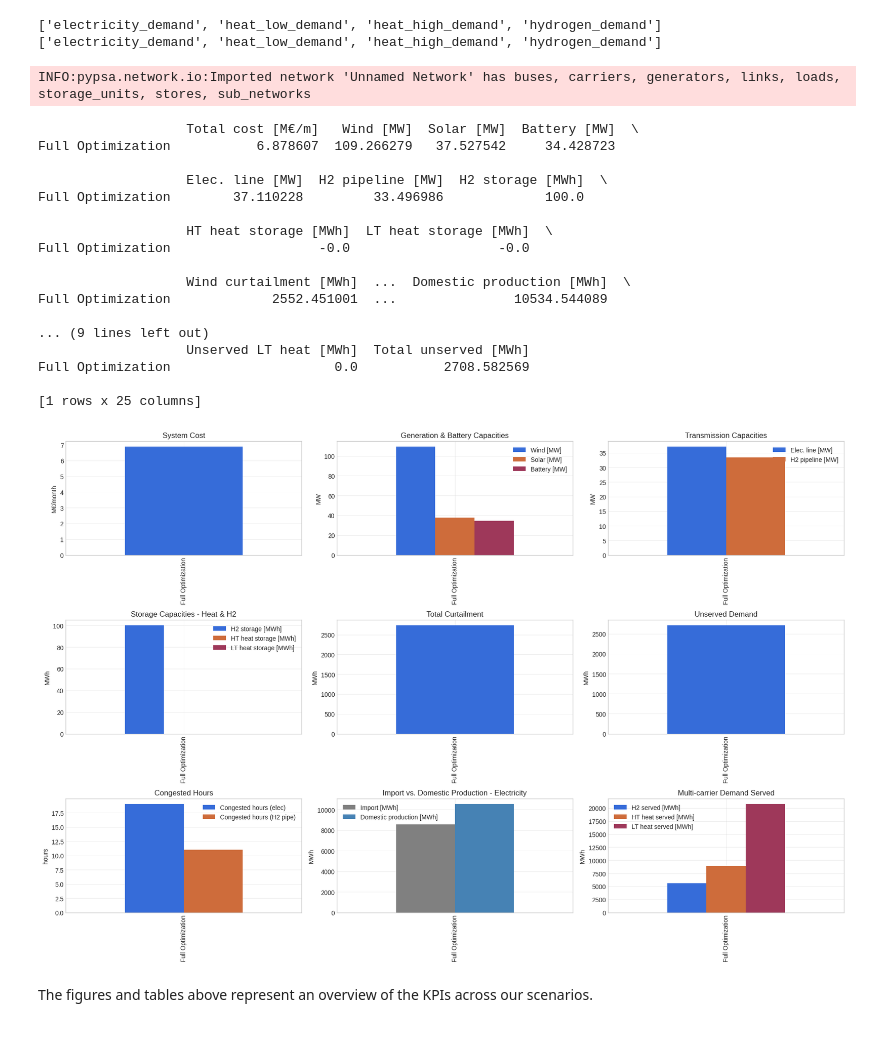
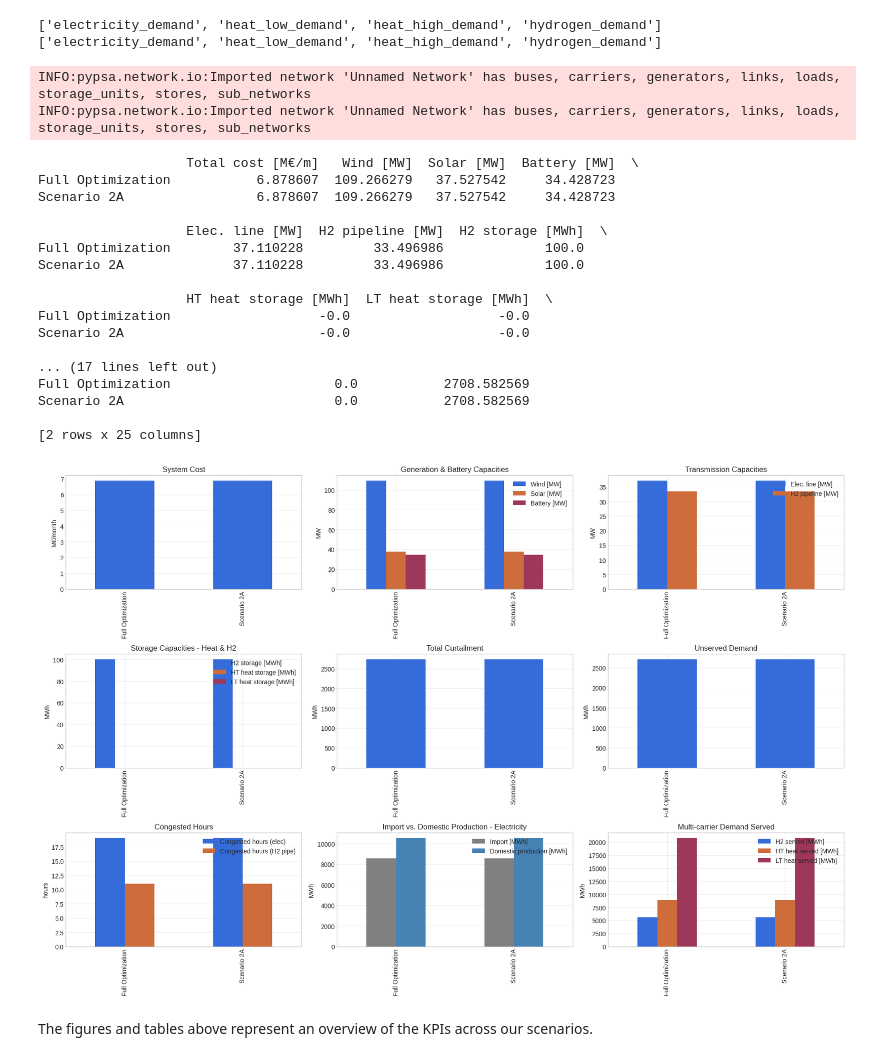
Before and after one commit to karivero/esi_final_repo, a Jupyter notebook: final_esi/ESI_Assignment/part2_combined_submission.ipynb, the cells around one changed output. Cells and saved outputs as stored; diff of their text form; code cells hidden in the pictures.

```diff
--- a/final_esi/ESI_Assignment/part2_combined_submission.ipynb
+++ b/final_esi/ESI_Assignment/part2_combined_submission.ipynb
@@ -1242,7 +1262,7 @@ print(n.loads_t.p.columns.tolist())
 # PyPSA scenario runs were saved as netCDF
 networks = {
     "Full Optimization": pypsa.Network("results/scenario_2F.nc"),
-    # "Scenario 2A": pypsa.Network("results/scenario_2A.nc"),
+    "Scenario 2A": pypsa.Network("results/scenario_2A.nc"),
     # "Scenario 2B": pypsa.Network("results/scenario_2B.nc"),
     # "Scenario 2C": pypsa.Network("results/scenario_2C.nc"),
     # "Scenario 2D": pypsa.Network("results/scenario_2D.nc"),
@@ -1355,41 +1375,42 @@ kpis.loc[["H2 storage [MWh]", "HT heat storage [MWh]", "LT heat storage [MWh]"]]
 axes[3].set_title("Storage Capacities - Heat & H2"); axes[3].set_ylabel("MWh")
 
 kpis.loc[["Total curtailment [MWh]"]].T.plot(kind="bar", ax=axes[4], legend=False)
 axes[4].set_title("Total Curtailment"); axes[4].set_ylabel("MWh")
 
 kpis.loc[["Total unserved [MWh]"]].T.plot(kind="bar", ax=axes[5], legend=False)
 axes[5].set_title("Unserved Demand"); axes[5].set_ylabel("MWh")
 
 kpis.loc[["Congested hours (elec)", "Congested hours (H2 pipe)"]].T.plot(kind="bar", ax=axes[6])
 axes[6].set_title("Congested Hours"); axes[6].set_ylabel("hours")
 
 kpis.loc[["Import [MWh]", "Domestic production [MWh]"]].T.plot(kind="bar", ax=axes[7], color=["grey", "steelblue"])
 axes[7].set_title("Import vs. Domestic Production - Electricity"); axes[7].set_ylabel("MWh")
 
 kpis.loc[["H2 served [MWh]", "HT heat served [MWh]", "LT heat served [MWh]"]].T.plot(kind="bar", ax=axes[8])
 axes[8].set_title("Multi-carrier Demand Served"); axes[8].set_ylabel("MWh")
 
 plt.tight_layout(); plt.show()
 # %% [output]
 INFO:pypsa.network.io:Imported network 'Unnamed Network' has buses, carriers, generators, links, loads, storage_units, stores, sub_networks
+INFO:pypsa.network.io:Imported network 'Unnamed Network' has buses, carriers, generators, links, loads, storage_units, stores, sub_networks
                    Total cost [M€/m]   Wind [MW]  Solar [MW]  Battery [MW]  \
 Full Optimization           6.878607  109.266279   37.527542     34.428723
+Scenario 2A                 6.878607  109.266279   37.527542     34.428723
 
                    Elec. line [MW]  H2 pipeline [MW]  H2 storage [MWh]  \
 Full Optimization        37.110228         33.496986             100.0
+Scenario 2A              37.110228         33.496986             100.0
 
                    HT heat storage [MWh]  LT heat storage [MWh]  \
 Full Optimization                   -0.0                   -0.0
+Scenario 2A                         -0.0                   -0.0
 
-                   Wind curtailment [MWh]  ...  Domestic production [MWh]  \
-Full Optimization             2552.451001  ...               10534.544089
+... (17 lines left out)
+Full Optimization                     0.0           2708.582569
+Scenario 2A                           0.0           2708.582569
 
-... (9 lines left out)
-                   Unserved LT heat [MWh]  Total unserved [MWh]
-Full Optimization                     0.0           2708.582569
-
-[1 rows x 25 columns]
+[2 rows x 25 columns]
-[figure, old version]
+[figure, new version]
 # %% [markdown]
 The figures and tables above represent an overview of the KPIs across our scenarios.
 # %% [markdown]
```
Also changed, not shown: parts of 4 cells of this notebook, 5 other files.
